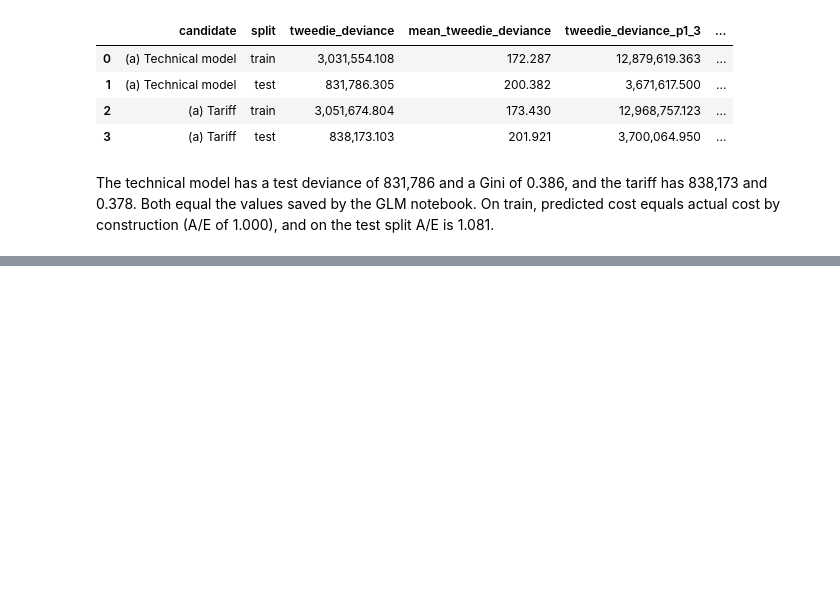
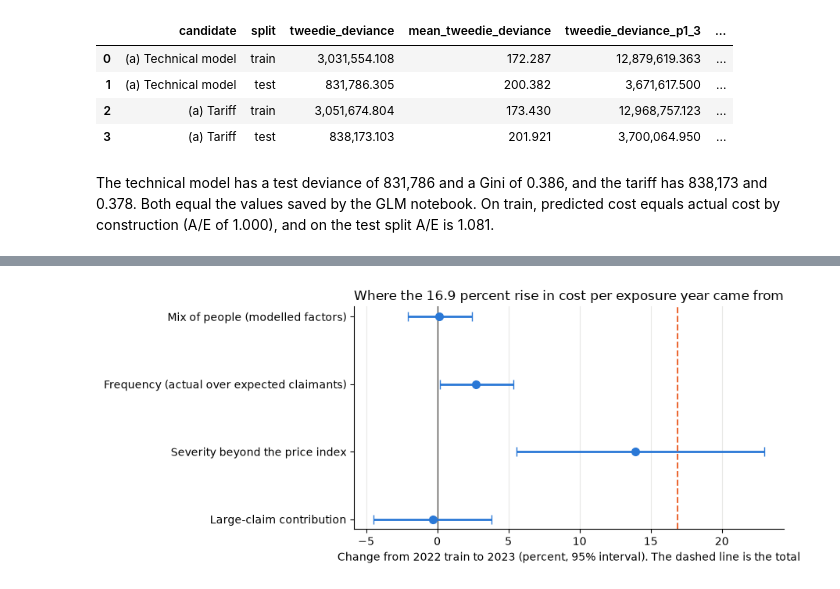
Before and after one commit to asudarmo/health-pricing-meps, a Jupyter notebook: notebooks/04_monitoring.ipynb, the cells around one changed output, grey strips where cells are left out. Drawn from its saved outputs; the diff is of its cells as text; code cells hidden in the pictures; blank space fills up the shorter version.

Commit message:
Frequency trend evidence and the 2023 gap decomposition for gate 4, part 2 (#43)
Co-Authored-By: Claude Sonnet 5.5 <noreply@anthropic.com>

```diff
--- a/notebooks/04_monitoring.ipynb
+++ b/notebooks/04_monitoring.ipynb
@@ -120,0 +190,6 @@ split A/E is 1.081.
+# %%
+train_pieces = trend.train_parts(frozen)
+later_pieces = trend.out_of_time_parts(frozen, oot)
+gap = trend.decomposition(train_pieces, later_pieces)
+outofsample.save_table(gap, "gap_decomposition.csv")
+gap
@@ -120,0 +217,35 @@ split A/E is 1.081.
+# %%
+import matplotlib.pyplot as plt
+
+shown = gap.iloc[:4]
+fig, ax = plt.subplots(figsize=(9, 3.8))
+ax.axvline(0, color="#52514e", linewidth=1)
+positions = range(len(shown))
+ax.errorbar(
+    shown["change_percent"],
+    positions,
+    xerr=[
+        shown["change_percent"] - shown["lower_95_percent"],
+        shown["upper_95_percent"] - shown["change_percent"],
+    ],
+    fmt="o",
+    markersize=7,
+    capsize=4,
+    linewidth=2,
+    color="#2a78d6",
+)
+ax.set_yticks(list(positions), shown["component"])
+ax.invert_yaxis()
+ax.axvline(gap["change_percent"].iloc[4], color="#eb6834", linestyle="--", linewidth=1.5)
+ax.set_xlabel(
+    "Change from 2022 train to 2023 (percent, 95% interval). The dashed line is the total"
+)
+ax.set_title("Where the 16.9 percent rise in cost per exposure year came from")
+ax.grid(axis="x", color="#e8e8e6", linewidth=0.8)
+for side in ("top", "right"):
+    ax.spines[side].set_visible(False)
+plt.tight_layout()
+figures.save_figure(fig, "gap_decomposition", outofsample.OUTPUT_DIR / "figures")
+plt.show()
+# %% [output]
+[figure, added]
```
Also changed, not shown: parts of 19 cells of this notebook, 12 other files.
